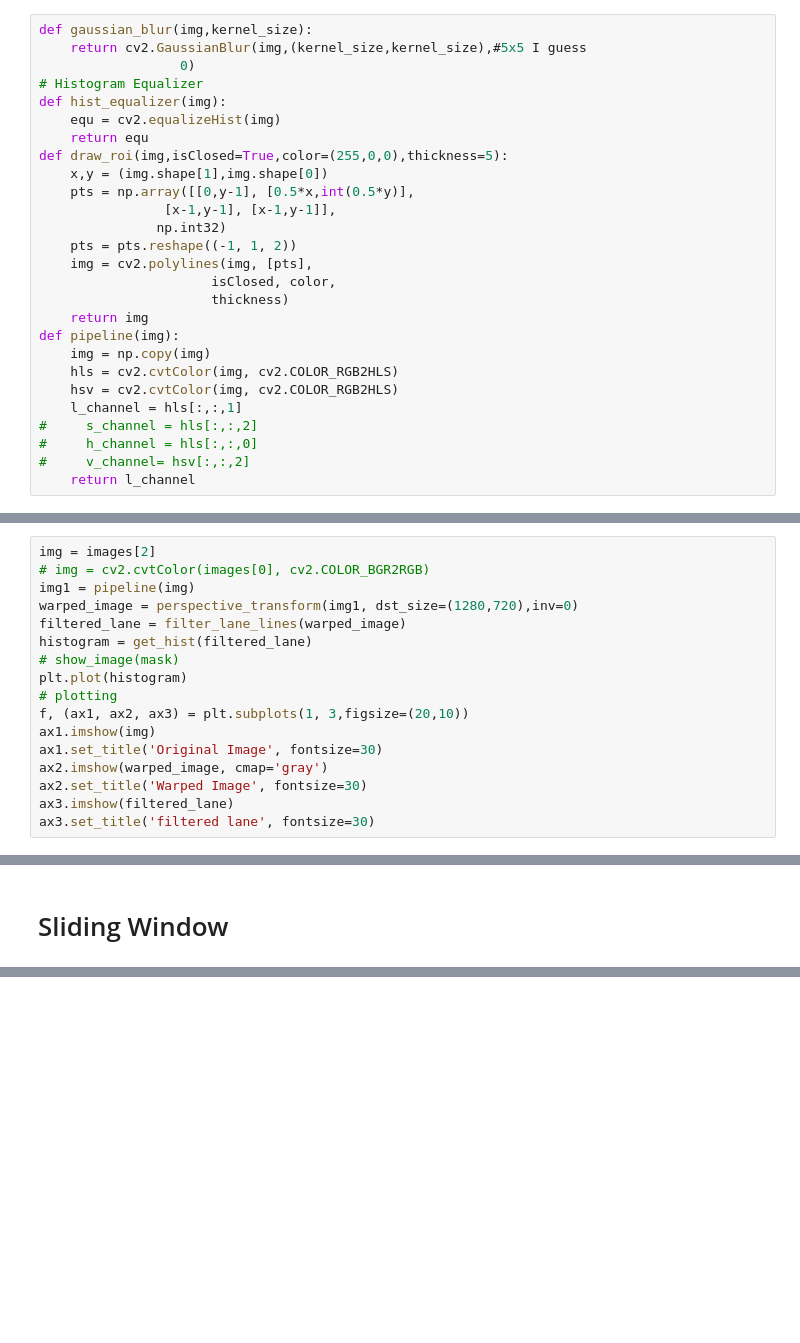
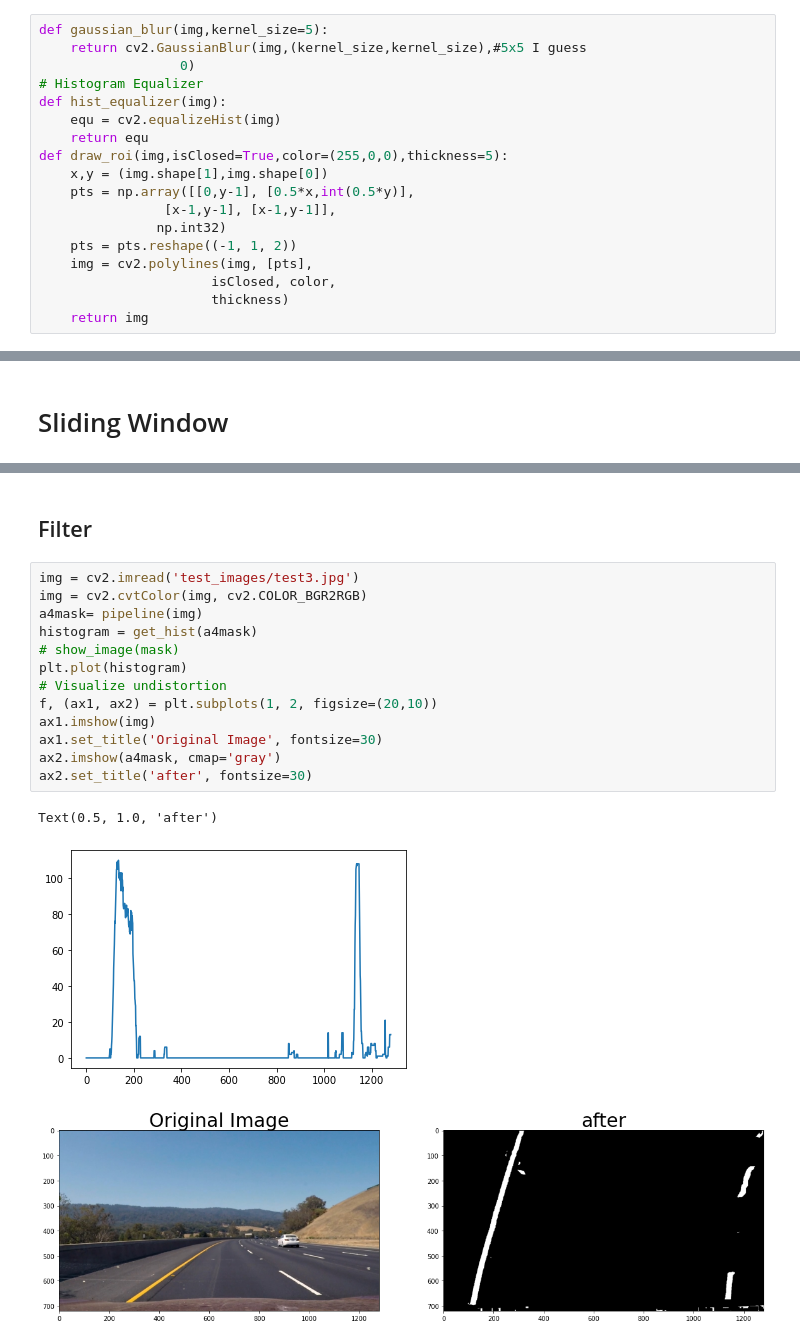
Before and after one commit to agamyo168/Lane-Detection, a Jupyter notebook: team_project.ipynb, the cells around one changed output, grey strips where cells are left out. Saved outputs shown, nothing was run; the diff lists cells and outputs as text; blank space fills up the shorter version.

```diff
--- a/team_project.ipynb
+++ b/team_project.ipynb
@@ -24,7 +24,7 @@ show_image(images[0],"FIRST_IMAGE")
 # %% [markdown]
 # Helper Functions
 # %%
-def gaussian_blur(img,kernel_size):
+def gaussian_blur(img,kernel_size=5):
     return cv2.GaussianBlur(img,(kernel_size,kernel_size),#5x5 I guess
                   0)
 # Histogram Equalizer
@@ -41,15 +41,6 @@ def draw_roi(img,isClosed=True,color=(255,0,0),thickness=5):
                       isClosed, color,
                       thickness)
     return img
-def pipeline(img):
-    img = np.copy(img)
-    hls = cv2.cvtColor(img, cv2.COLOR_RGB2HLS)
-    hsv = cv2.cvtColor(img, cv2.COLOR_RGB2HLS)
-    l_channel = hls[:,:,1]
-#     s_channel = hls[:,:,2]
-#     h_channel = hls[:,:,0]
-#     v_channel= hsv[:,:,2]
-    return l_channel
 # %%
 def perspective_transform(img,dst_size=(1280,720),inv=0):
     img_size=np.float32([(img.shape[1],img.shape[0])])
@@ -84,17 +58,0 @@ def filter_lane_lines(img):
-# %%
-img = images[2]
-# img = cv2.cvtColor(images[0], cv2.COLOR_BGR2RGB)
-img1 = pipeline(img)
-warped_image = perspective_transform(img1, dst_size=(1280,720),inv=0)
-filtered_lane = filter_lane_lines(warped_image)
-histogram = get_hist(filtered_lane)
-# show_image(mask)
-plt.plot(histogram)
-# plotting
-f, (ax1, ax2, ax3) = plt.subplots(1, 3,figsize=(20,10))
-ax1.imshow(img)
-ax1.set_title('Original Image', fontsize=30)
-ax2.imshow(warped_image, cmap='gray')
-ax2.set_title('Warped Image', fontsize=30)
-ax3.imshow(filtered_lane)
-ax3.set_title('filtered lane', fontsize=30)
@@ -247,2 +248,21 @@ def draw_lanes(img, left_fit, right_fit,ploty):
+# %% [markdown]
+## Filter
+# %%
+img = cv2.imread('test_images/test3.jpg')
+img = cv2.cvtColor(img, cv2.COLOR_BGR2RGB)
+a4mask= pipeline(img)
+histogram = get_hist(a4mask)
+# show_image(mask)
+plt.plot(histogram)
+# Visualize undistortion
+f, (ax1, ax2) = plt.subplots(1, 2, figsize=(20,10))
+ax1.imshow(img)
+ax1.set_title('Original Image', fontsize=30)
+ax2.imshow(a4mask, cmap='gray')
+ax2.set_title('after', fontsize=30)
+# %% [output]
+Text(0.5, 1.0, 'after')
+[figure, added]
+[figure, added]
 # %%
 #%matplotlib gtk
```
Also changed, not shown: parts of 13 cells of this notebook.
